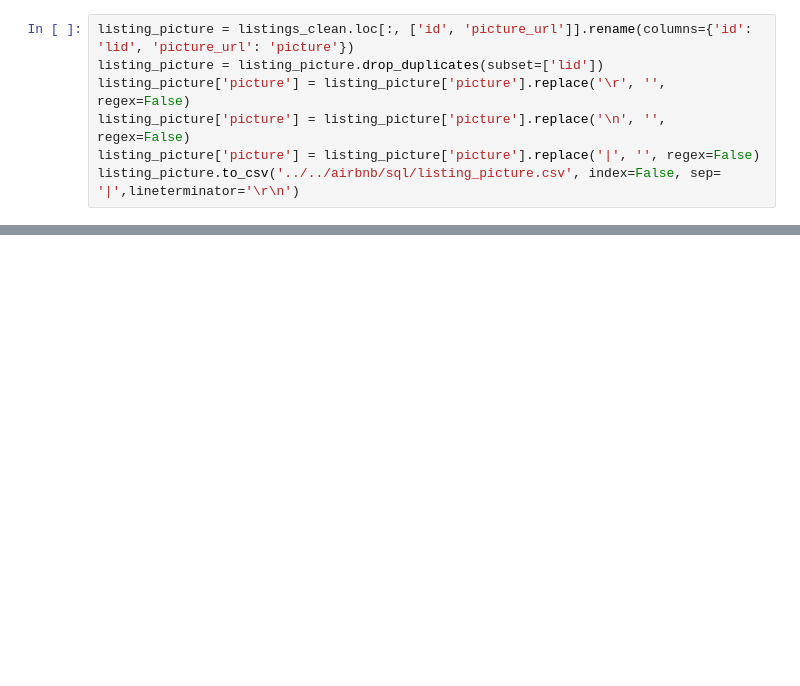
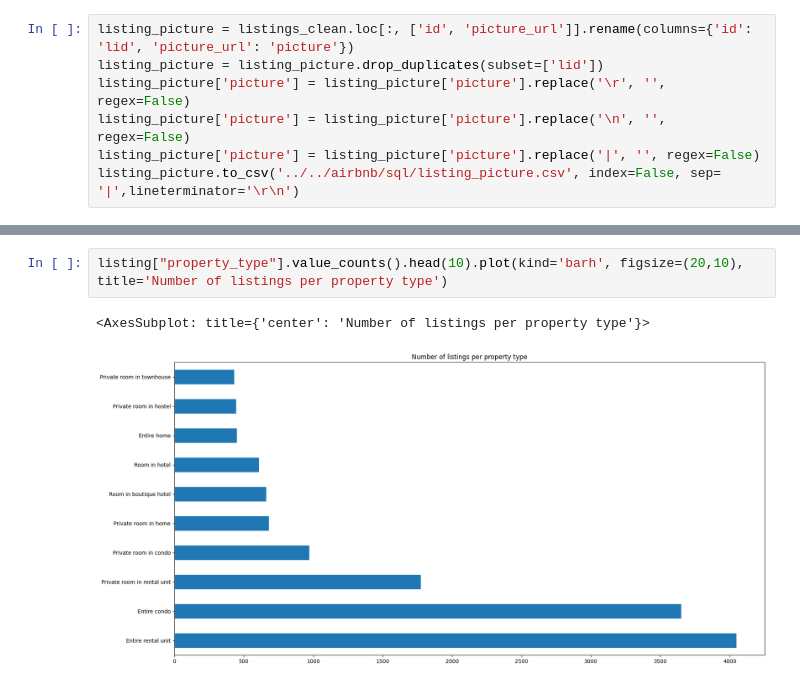
Before and after one commit to YoungYan-0/DSA5104_Project, a Jupyter notebook: Jupyter Notebooks/fetch_table.ipynb, the cells around one changed output, grey strips where cells are left out. Cells and saved outputs as stored; diff of their text form; blank space fills up the shorter version.

```diff
--- a/Jupyter Notebooks/fetch_table.ipynb
+++ b/Jupyter Notebooks/fetch_table.ipynb
@@ -120,0 +142,5 @@ listing_picture.to_csv('../../airbnb/sql/listing_picture.csv', index=False, sep=
+# %%
+listing["property_type"].value_counts().head(10).plot(kind='barh', figsize=(20,10), title='Number of listings per property type')
+# %% [output]
+<AxesSubplot: title={'center': 'Number of listings per property type'}>
+[figure, added]
```
Also changed, not shown: parts of 18 cells of this notebook.
